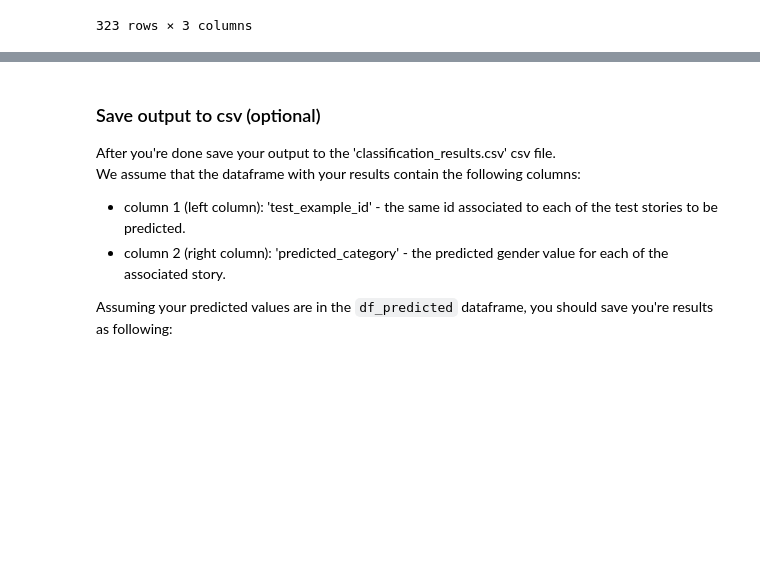
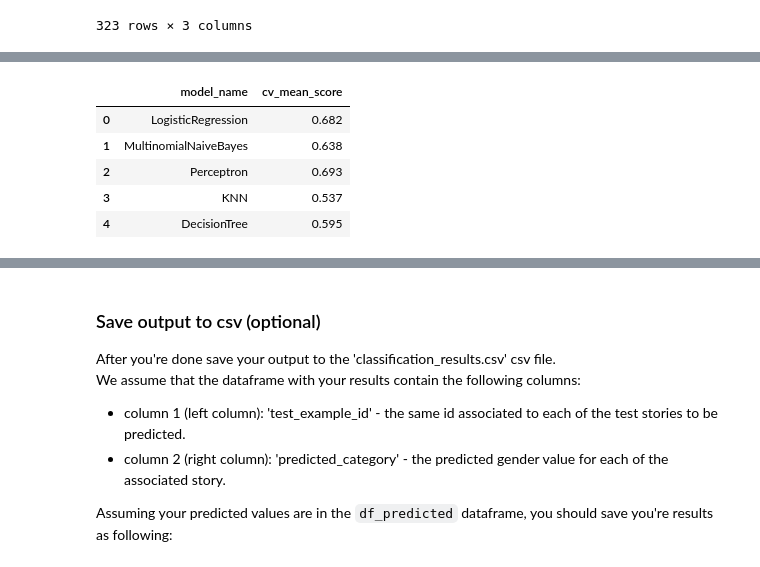
Before and after one commit to DanielDolberg/Mechine_learning_final, a Jupyter notebook: Assignment3-text-analysis.ipynb, the cells around one changed output, grey strips where cells are left out. Drawn from its saved outputs; the diff is of its cells as text; code cells hidden in the pictures; blank space fills up the shorter version.

```diff
--- a/Assignment3-text-analysis.ipynb
+++ b/Assignment3-text-analysis.ipynb
@@ -721,0 +987,10 @@ Pipeline(steps=[('vectorizer',
+# %%
+df_res = pd.DataFrame(results)
+df_res.drop("best_params", axis = 1)
+# %% [output]
+|  | model_name | cv_mean_score |
+| 0 | LogisticRegression | 0.682 |
+| 1 | MultinomialNaiveBayes | 0.638 |
+| 2 | Perceptron | 0.693 |
+| 3 | KNN | 0.537 |
+| 4 | DecisionTree | 0.595 |
```
Also changed, not shown: parts of 10 cells of this notebook, 1 other file.
